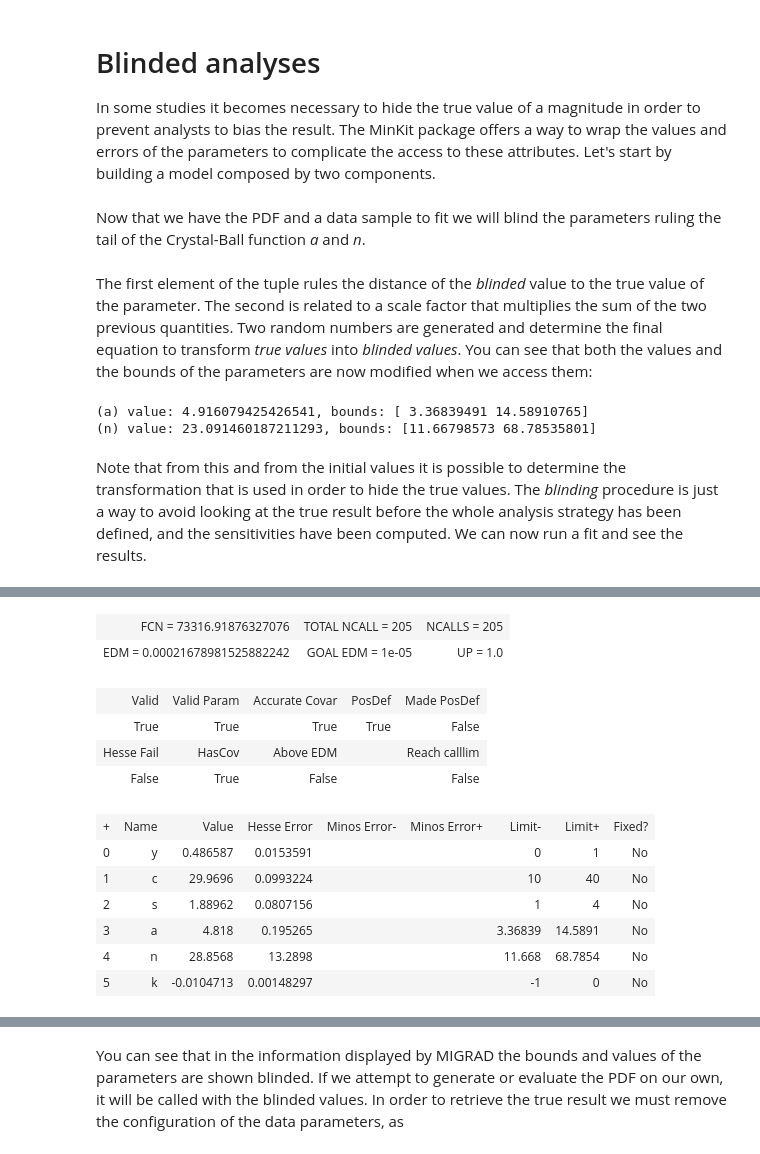
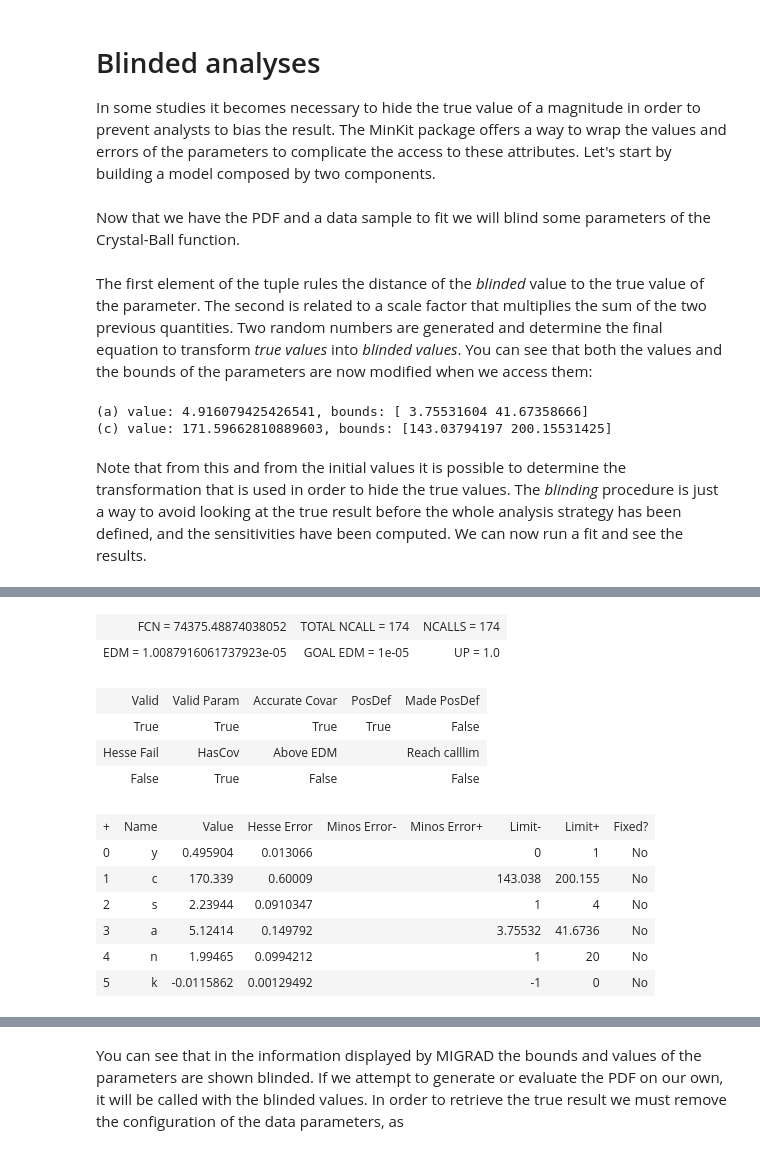
Before and after one commit to mramospe/minkit, a Jupyter notebook: docs/source/notebooks/blinding.ipynb, the cells around one changed output, grey strips where cells are left out. Saved outputs shown, nothing was run; the diff lists cells and outputs as text; code cells hidden in the pictures.

```diff
--- a/docs/source/notebooks/blinding.ipynb
+++ b/docs/source/notebooks/blinding.ipynb
@@ -8,10 +8,10 @@ import minkit
 import numpy as np
 
 m = minkit.Parameter('m', bounds=(0, 50))
-c = minkit.Parameter('c', 30, bounds=(10, 40))
+c = minkit.Parameter('c', 30, bounds=(25, 35))
 s = minkit.Parameter('s', 2, bounds=(1, 4))
-a = minkit.Parameter('a', 0.5, bounds=(0.1, 3))
-n = minkit.Parameter('n', 4, bounds=(2, 12))
+a = minkit.Parameter('a', 0.5, bounds=(0.2, 10))
+n = minkit.Parameter('n', 2, bounds=(1, 20))
 
 cb = minkit.CrystalBall('sig', m, c, s, a, n)
 
@@ -23,7 +23,12 @@ y = minkit.Parameter('y', 0.5, bounds=(0, 1))
 pdf = minkit.AddPDFs.two_components('pdf', cb, e, y)
 
 data = pdf.generate(10000)
+
+# Add a constraint to the parameter ruling the power-law tail of the Crystal-Ball
+n_c = minkit.Parameter('n_c', n.value)
+n_s = minkit.Parameter('n_s', 0.1)
+n_constraint = minkit.Gaussian('n_constraint', n, n_c, n_s)
 # %% [markdown]
-Now that we have the PDF and a data sample to fit we will blind the parameters ruling the tail of the Crystal-Ball function *a* and *n*.
+Now that we have the PDF and a data sample to fit we will blind some parameters of the Crystal-Ball function.
 # %%
 a.set_blinding_configuration(scale=10, offset=2)
@@ -32,30 +37,30 @@ n.set_blinding_configuration(scale=10, offset=3)
 The first element of the tuple rules the distance of the *blinded* value to the true value of the parameter. The second is related to a scale factor that multiplies the sum of the two previous quantities. Two random numbers are generated and determine the final equation to transform *true values* into *blinded values*. You can see that both the values and the bounds of the parameters are now modified when we access them:
 # %%
 print(f'(a) value: {a.value}, bounds: {a.bounds}')
-print(f'(n) value: {n.value}, bounds: {n.bounds}')
+print(f'(c) value: {c.value}, bounds: {c.bounds}')
 # %% [output]
-(a) value: 4.916079425426541, bounds: [ 3.36839491 14.58910765]
-(n) value: 23.091460187211293, bounds: [11.66798573 68.78535801]
+(a) value: 4.916079425426541, bounds: [ 3.75531604 41.67358666]
+(c) value: 171.59662810889603, bounds: [143.03794197 200.15531425]
 # %% [markdown]
 Note that from this and from the initial values it is possible to determine the transformation that is used in order to hide the true values. The *blinding* procedure is just a way to avoid looking at the true result before the whole analysis strategy has been defined, and the sensitivities have been computed. We can now run a fit and see the results.
 # %%
-with minkit.minimizer('uml', pdf, data) as minimizer:
+with minkit.minimizer('uml', pdf, data, constraints=[n_constraint]) as minimizer:
     minimizer.minimize()
 # %% [output]
 [interactive output not drawn]
-| FCN = 73316.91876327076 | TOTAL NCALL = 205 | NCALLS = 205 |
-| EDM = 0.00021678981525882242 | GOAL EDM = 1e-05 | UP = 1.0 |
+| FCN = 74375.48874038052 | TOTAL NCALL = 174 | NCALLS = 174 |
+| EDM = 1.0087916061737923e-05 | GOAL EDM = 1e-05 | UP = 1.0 |
 | Valid | Valid Param | Accurate Covar | PosDef | Made PosDef |
 | True | True | True | True | False |
 | Hesse Fail | HasCov | Above EDM |  | Reach calllim |
 | False | True | False |  | False |
 | + | Name | Value | Hesse Error | Minos Error- | Minos Error+ | Limit- | Limit+ | Fixed? |
-| 0 | y | 0.486587 | 0.0153591 |  |  | 0 | 1 | No |
-| 1 | c | 29.9696 | 0.0993224 |  |  | 10 | 40 | No |
-| 2 | s | 1.88962 | 0.0807156 |  |  | 1 | 4 | No |
-| 3 | a | 4.818 | 0.195265 |  |  | 3.36839 | 14.5891 | No |
-| 4 | n | 28.8568 | 13.2898 |  |  | 11.668 | 68.7854 | No |
-| 5 | k | -0.0104713 | 0.00148297 |  |  | -1 | 0 | No |
+| 0 | y | 0.495904 | 0.013066 |  |  | 0 | 1 | No |
+| 1 | c | 170.339 | 0.60009 |  |  | 143.038 | 200.155 | No |
+| 2 | s | 2.23944 | 0.0910347 |  |  | 1 | 4 | No |
+| 3 | a | 5.12414 | 0.149792 |  |  | 3.75532 | 41.6736 | No |
+| 4 | n | 1.99465 | 0.0994212 |  |  | 1 | 20 | No |
+| 5 | k | -0.0115862 | 0.00129492 |  |  | -1 | 0 | No |
 [interactive output not drawn]
 # %% [markdown]
 You can see that in the information displayed by MIGRAD the bounds and values of the parameters are shown blinded. If we attempt to generate or evaluate the PDF on our own, it will be called with the blinded values. In order to retrieve the true result we must remove the configuration of the data parameters, as
```
Also changed, not shown: parts of 6 cells of this notebook, 7 other files.
